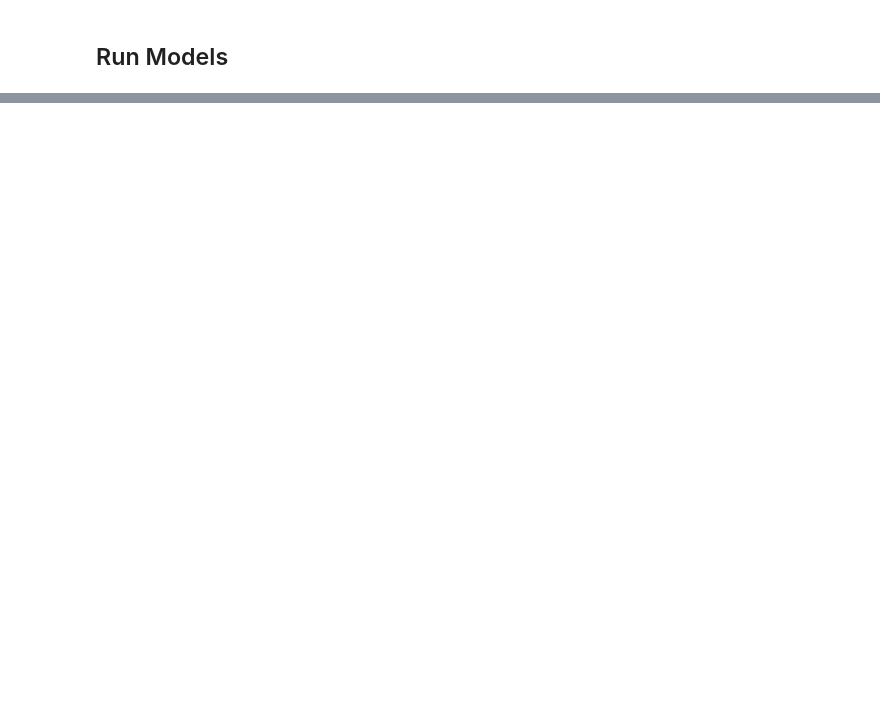
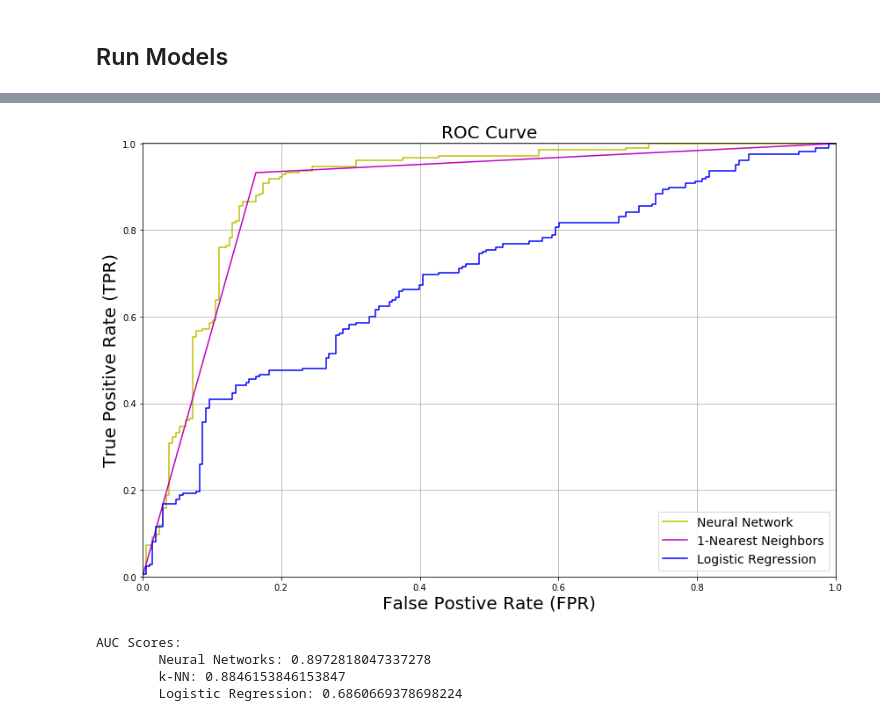
Before and after one commit to acnagle/CLA-Project, a Jupyter notebook: Code/Model_Evaluation.ipynb, the cells around one changed output, grey strips where cells are left out. Saved outputs shown, nothing was run; the diff lists cells and outputs as text; code cells hidden in the pictures; blank space fills up the shorter version.

Commit message:
finished model evaluation for poster presentation

```diff
--- a/Code/Model_Evaluation.ipynb
+++ b/Code/Model_Evaluation.ipynb
@@ -94,0 +336,51 @@ array([0])
+# %%
+# Make predictions on allocated data sets
+knn.fit(X_train_curve, y_train_curve)
+knn_prob = knn.predict_proba(X_test_curve)[:, 1]
+
+logistic.fit(X_train_curve, y_train_curve)
+logistic_prob = logistic.predict_proba(X_test_curve)[:, 1]
+
+for i, (samples, labels) in enumerate(test_loader_curve):
+    samples = Variable(samples)
+    labels = Variable(labels)
+    conf = model(samples)    # confidence that a certain instance is predicted correctly
+    conf = torch.flatten(conf)
+    labels = labels.type(torch.DoubleTensor)
+
+# convert to numpy arrays
+conf = conf.detach().numpy()
+labels = labels.numpy()
+
+# sort arrays according to the predicted confidence (high confidence to low confidence)
+# sort_idx = np.argsort(-conf, kind='mergesort')
+# conf = conf[sort_idx]
+# labels = labels[sort_idx]
+# %%
+net_fpr, net_tpr, _ = roc_curve(labels, conf, pos_label=1)
+knn_fpr, knn_tpr, _ = roc_curve(y_test_curve, knn_prob, pos_label=1)
+logistic_fpr, logistic_tpr, _ = roc_curve(y_test_curve, logistic_prob, pos_label=1)
+
+plt.figure(figsize=(12, 8))
+plt.plot(net_fpr, net_tpr, color="y", label="Neural Network")
+plt.plot(knn_fpr, knn_tpr, color="m", label=str(k) + "-Nearest Neighbors")
+plt.plot(logistic_fpr, logistic_tpr, "b", label="Logistic Regression")
+plt.xlabel("False Postive Rate (FPR)", fontsize=20)
+plt.ylabel("True Positive Rate (TPR)", fontsize=20)
+plt.axis([0, 1, 0, 1.001])
+plt.title("ROC Curve", fontsize=20)
+plt.legend(loc="lower right", prop={"size": 14})
+plt.tight_layout()
+plt.grid(True)
+# %% [output]
+[figure, added]
+# %%
+print("AUC Scores:")
+print("\tNeural Networks:", roc_auc_score(labels, conf))
+print("\tk-NN:", roc_auc_score(y_test_curve, knn_prob))
+print("\tLogistic Regression:", roc_auc_score(y_test_curve, logistic_prob))
+# %% [output]
+AUC Scores:
+        Neural Networks: 0.8972818047337278
+        k-NN: 0.8846153846153847
+        Logistic Regression: 0.6860669378698224
```
Also changed, not shown: parts of 28 cells of this notebook, 1 other file.
